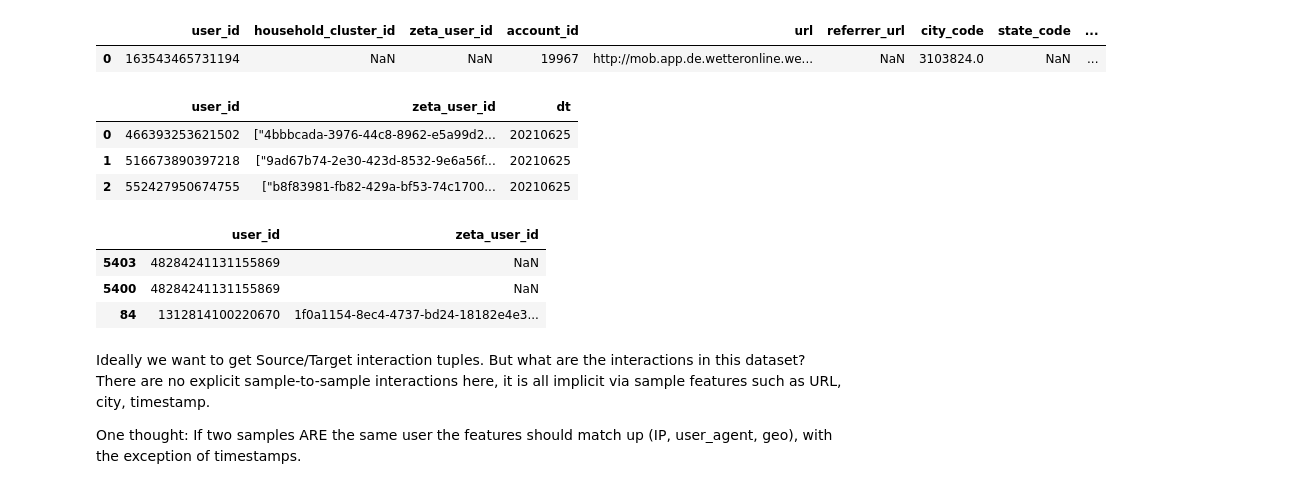
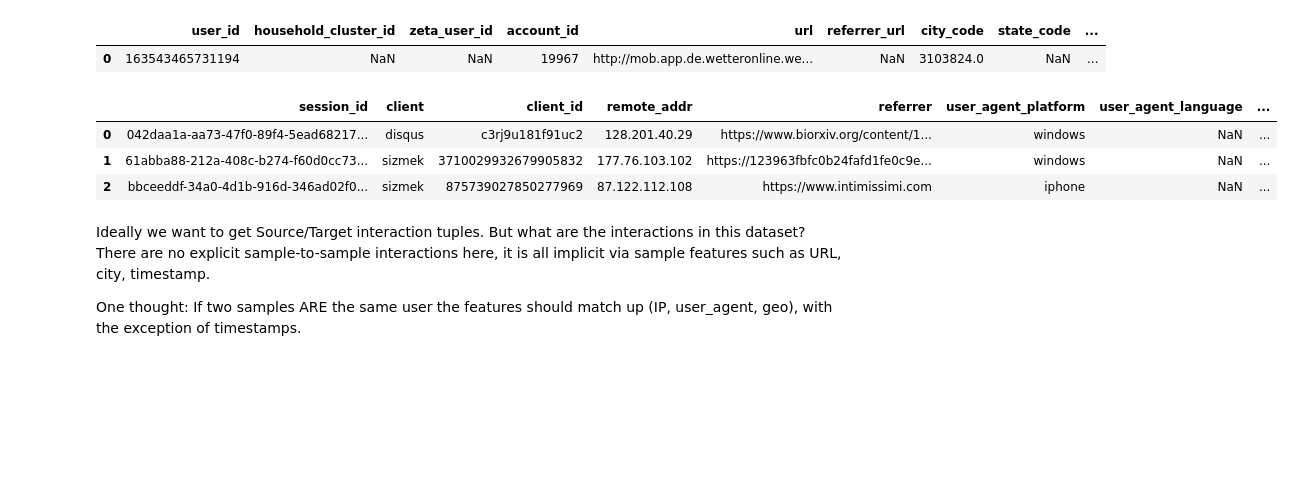
Before and after one commit to cipher982/GNN-playground, a Jupyter notebook: gnn_v1.ipynb, the cells around one changed output. Saved outputs shown, nothing was run; the diff lists cells and outputs as text; code cells hidden in the pictures; blank space fills up the shorter version.

```diff
--- a/gnn_v1.ipynb
+++ b/gnn_v1.ipynb
@@ -16,13 +17,13 @@ import tensorflow as tf
 # %% [markdown]
 ## Load Data
 # %%
-dsp = pd.read_csv("data/dsp_cookies_export_20210625_10k.csv")
-print(f"DSP data shape: {dsp.shape}")
+zync = pd.read_csv("data/zync_session_tracking_orc_20210625_all.csv")
+print(f"Zync data shape: {zync.shape}")
 
 sizmek = pd.read_csv("data/sizmek_bidstream_raw_20210625_10k.csv")
 print(f"Sizmek data shape: {sizmek.shape}")
 
 # Fix column headers
-dsp.columns = [i.split(".")[1] for i in dsp.columns]
+zync.columns = [i.split(".")[1] for i in zync.columns]
 sizmek.columns = [i.split(".")[1] for i in sizmek.columns]
 # %% [output]
@@ -38,19 +39,12 @@ sizmek.head(1)
 |  | user_id | household_cluster_id | zeta_user_id | account_id | url | referrer_url | city_code | state_code | ... |
 | 0 | 163543465731194 | NaN | NaN | 19967 | http://mob.app.de.wetteronline.we... | NaN | 3103824.0 | NaN | ... |
 # %%
-dsp.head(3)
+zync.head(3)
 # %% [output]
-|  | user_id | zeta_user_id | dt |
-| 0 | 466393253621502 | ["4bbbcada-3976-44c8-8962-e5a99d2... | 20210625 |
-| 1 | 516673890397218 | ["9ad67b74-2e30-423d-8532-9e6a56f... | 20210625 |
-| 2 | 552427950674755 | ["b8f83981-fb82-429a-bf53-74c1700... | 20210625 |
+|  | session_id | client | client_id | remote_addr | referrer | user_agent_platform | user_agent_language | ... |
+| 0 | 042daa1a-aa73-47f0-89f4-5ead68217... | disqus | c3rj9u181f91uc2 | 128.201.40.29 | https://www.biorxiv.org/content/1... | windows | NaN | ... |
+| 1 | 61abba88-212a-408c-b274-f60d0cc73... | sizmek | 3710029932679905832 | 177.76.103.102 | https://123963fbfc0b24fafd1fe0c9e... | windows | NaN | ... |
+| 2 | bbceeddf-34a0-4d1b-916d-346ad02f0... | sizmek | 875739027850277969 | 87.122.112.108 | https://www.intimissimi.com | iphone | NaN | ... |
-# %%
-sizmek[['user_id','zeta_user_id']].sample(3)
-# %% [output]
-|  | user_id | zeta_user_id |
-| 5403 | 48284241131155869 | NaN |
-| 5400 | 48284241131155869 | NaN |
-| 84 | 1312814100220670 | 1f0a1154-8ec4-4737-bd24-18182e4e3... |
 # %% [markdown]
 Ideally we want to get Source/Target interaction tuples. But what are the interactions in this dataset? There are no explicit sample-to-sample interactions here, it is all implicit via sample features such as URL, city, timestamp.
 
```
Also changed, not shown: parts of 16 cells of this notebook.
